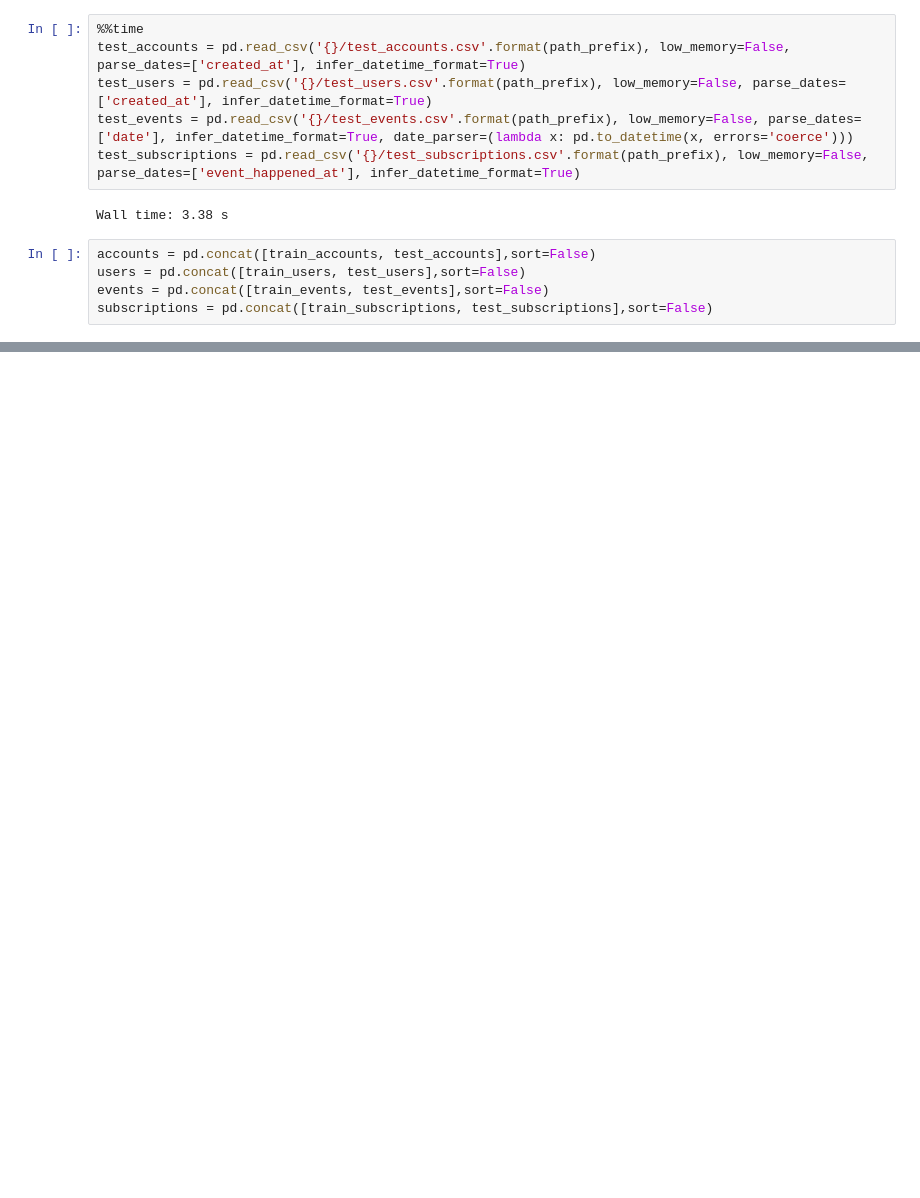
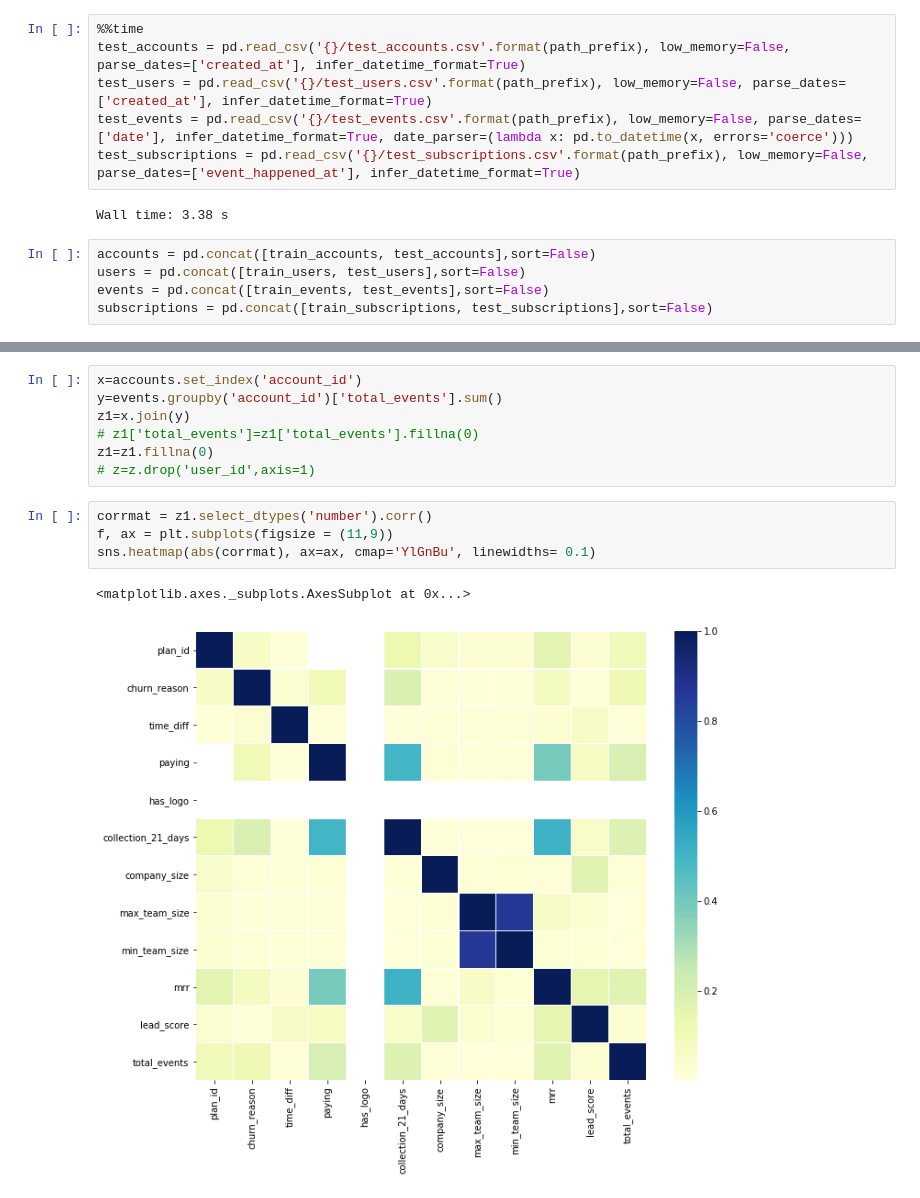
Before and after one commit to yuvalgrossman/datahack_yyr, a Jupyter notebook: yuval_starter.ipynb, the cells around one changed output, grey strips where cells are left out. Saved outputs shown, nothing was run; the diff lists cells and outputs as text; blank space fills up the shorter version.

Commit message:
checked features from subscription and events

```diff
--- a/yuval_starter.ipynb
+++ b/yuval_starter.ipynb
@@ -108,0 +219,14 @@ Name: account_id, Length: 2111145, dtype: float64
+# %%
+x=accounts.set_index('account_id')
+y=events.groupby('account_id')['total_events'].sum()
+z1=x.join(y)
+# z1['total_events']=z1['total_events'].fillna(0)
+z1=z1.fillna(0)
+# z=z.drop('user_id',axis=1)
+# %%
+corrmat = z1.select_dtypes('number').corr()
+f, ax = plt.subplots(figsize = (11,9))
+sns.heatmap(abs(corrmat), ax=ax, cmap='YlGnBu', linewidths= 0.1)
+# %% [output]
+<matplotlib.axes._subplots.AxesSubplot at 0x...>
+[figure, added]
```
Also changed, not shown: parts of 17 cells of this notebook, 1 other file.
